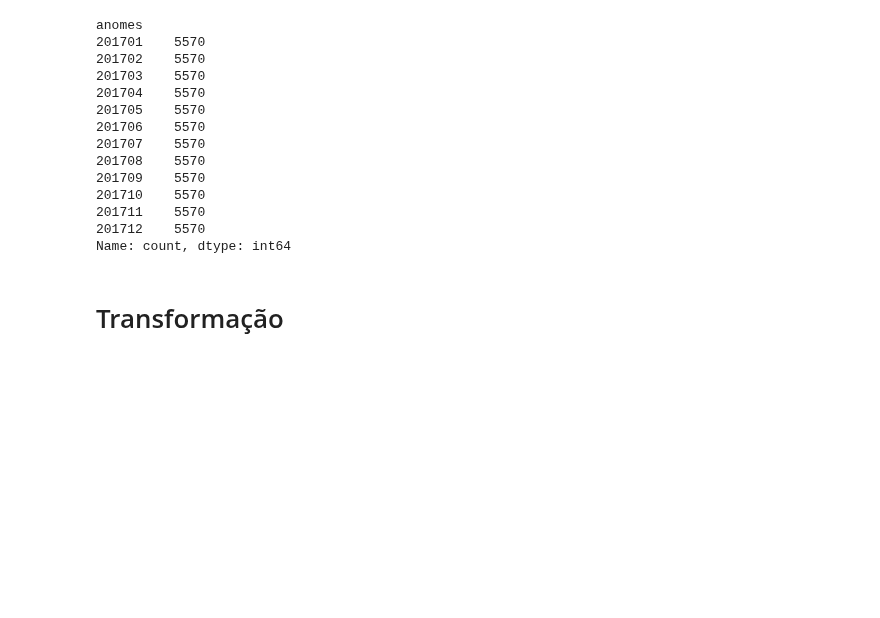
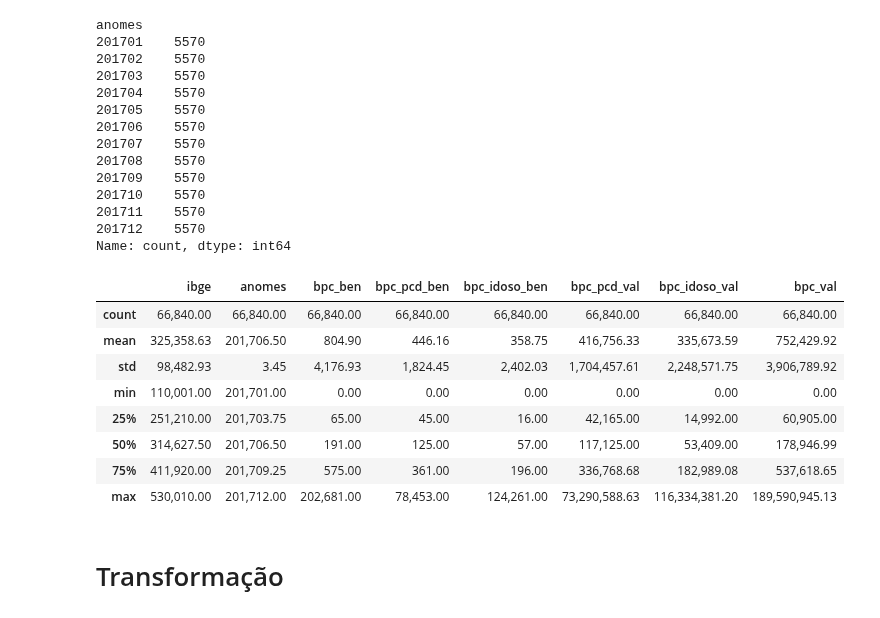
Before and after one commit to AHChaves/IC-InSAN, a Jupyter notebook: Integracao/integracao_2017.ipynb, the cells around one changed output. Cells and saved outputs as stored; diff of their text form; code cells hidden in the pictures; blank space fills up the shorter version.

```diff
--- a/Integracao/integracao_2017.ipynb
+++ b/Integracao/integracao_2017.ipynb
@@ -200,6 +318,18 @@ anomes
 201711    5570
 201712    5570
 Name: count, dtype: int64
+# %%
+bpc.describe()
+# %% [output]
+|  | ibge | anomes | bpc_ben | bpc_pcd_ben | bpc_idoso_ben | bpc_pcd_val | bpc_idoso_val | bpc_val |
+| count | 66,840.00 | 66,840.00 | 66,840.00 | 66,840.00 | 66,840.00 | 66,840.00 | 66,840.00 | 66,840.00 |
+| mean | 325,358.63 | 201,706.50 | 804.90 | 446.16 | 358.75 | 416,756.33 | 335,673.59 | 752,429.92 |
+| std | 98,482.93 | 3.45 | 4,176.93 | 1,824.45 | 2,402.03 | 1,704,457.61 | 2,248,571.75 | 3,906,789.92 |
+| min | 110,001.00 | 201,701.00 | 0.00 | 0.00 | 0.00 | 0.00 | 0.00 | 0.00 |
+| 25% | 251,210.00 | 201,703.75 | 65.00 | 45.00 | 16.00 | 42,165.00 | 14,992.00 | 60,905.00 |
+| 50% | 314,627.50 | 201,706.50 | 191.00 | 125.00 | 57.00 | 117,125.00 | 53,409.00 | 178,946.99 |
+| 75% | 411,920.00 | 201,709.25 | 575.00 | 361.00 | 196.00 | 336,768.68 | 182,989.08 | 537,618.65 |
+| max | 530,010.00 | 201,712.00 | 202,681.00 | 78,453.00 | 124,261.00 | 73,290,588.63 | 116,334,381.20 | 189,590,945.13 |
 # %% [markdown]
 # Transformação
 # %% [markdown]
```
Also changed, not shown: parts of 13 cells of this notebook, 8 other files.
